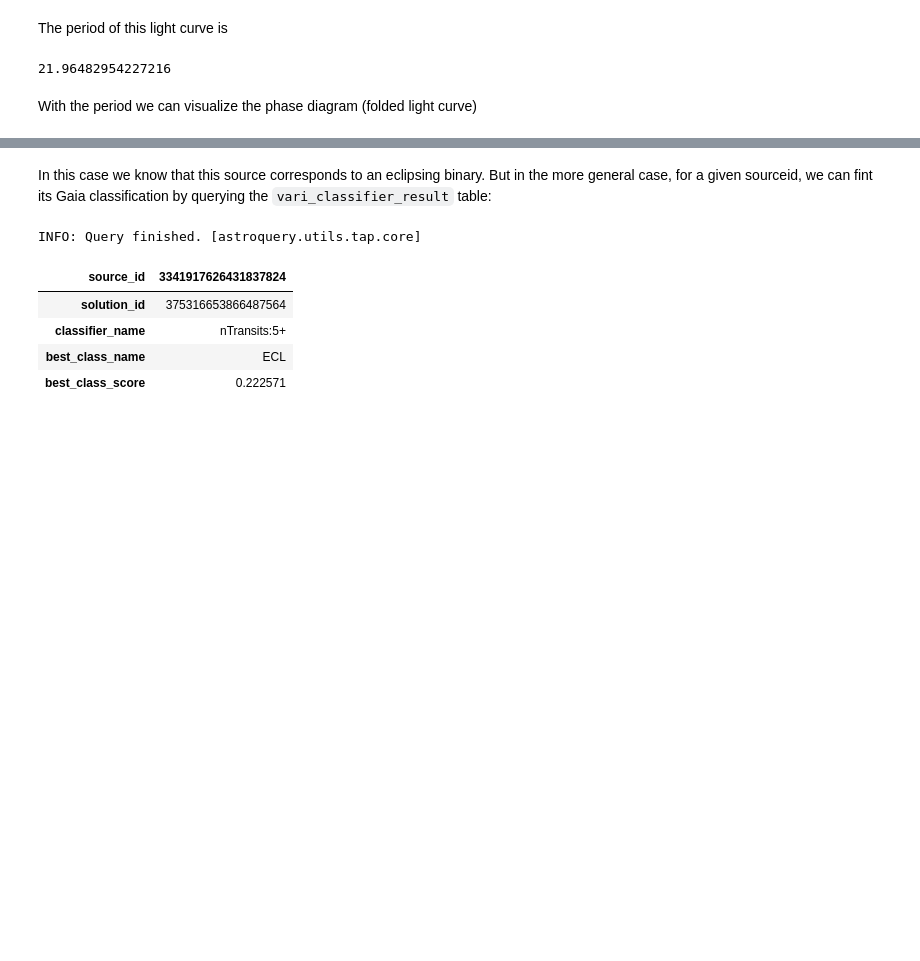
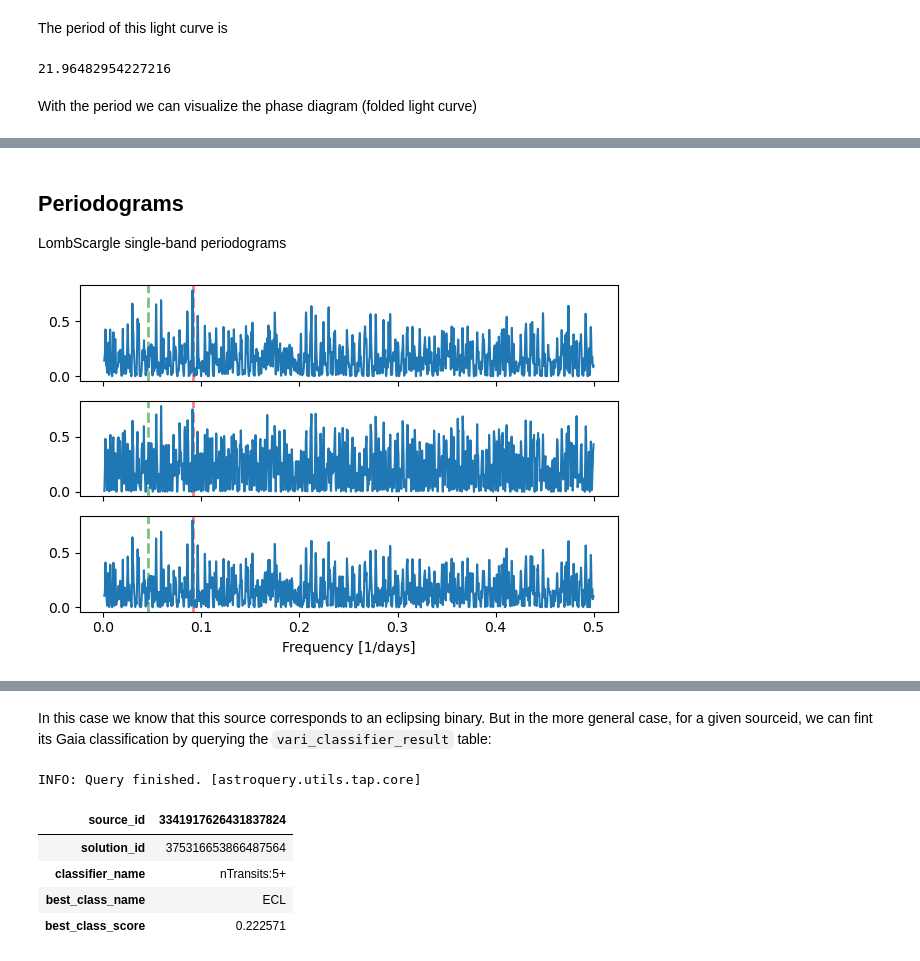
Before and after one commit to phuijse/gaia_query, a Jupyter notebook: query_gaia_tables.ipynb, the cells around one changed output, grey strips where cells are left out. Saved outputs shown, nothing was run; the diff lists cells and outputs as text; code cells hidden in the pictures; blank space fills up the shorter version.

```diff
--- a/query_gaia_tables.ipynb
+++ b/query_gaia_tables.ipynb
@@ -111,0 +117,20 @@ ax.legend();
+# %% [markdown]
+## Periodograms
+
+LombScargle single-band periodograms
+# %%
+from astropy.timeseries import LombScargle
+
+fig, ax = plt.subplots(3, figsize=(6, 4), tight_layout=True, sharex=True, sharey=True)
+
+freq = np.arange(1e-3, 0.5, 1e-4)
+for (name, data), ax_ in zip(lc.groupby("band"), ax):
+    mask = data["rejected_by_variability"]=="false"
+    time, flux, ferr = data.loc[mask][['time', 'flux', 'flux_error']].values.T
+    per = LombScargle(time, flux, ferr).power(freq)
+    ax_.axvline(1/period, ls='--', lw=2, alpha=0.5, c='g') # True period
+    ax_.axvline(2/period, ls='--', lw=2, alpha=0.5, c='r') # Half the period
+    ax_.plot(freq, per)
+ax_.set_xlabel('Frequency [1/days]');
+# %% [output]
+[figure, added]
```
Also changed, not shown: parts of 13 cells of this notebook, 2 other files.
